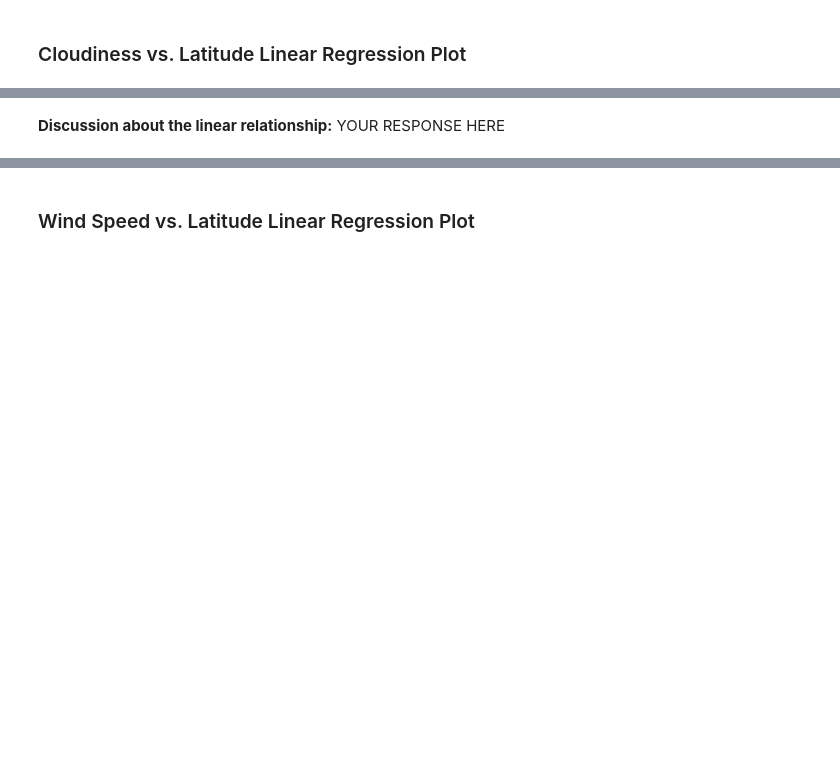
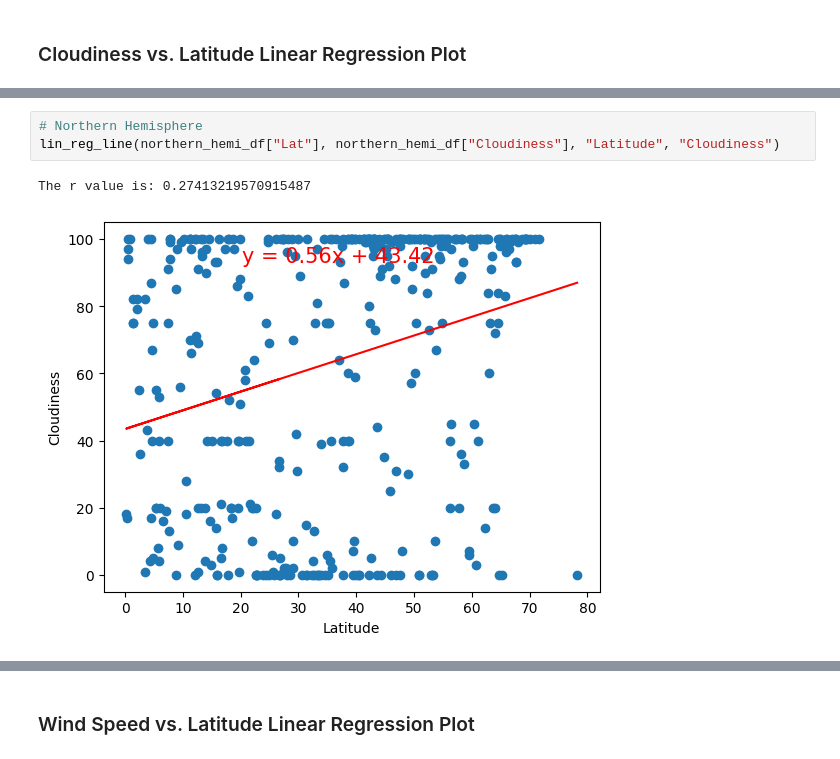
Before and after one commit to MissDysart/python-api-challenge, a Jupyter notebook: WeatherPy.ipynb, the cells around one changed output, grey strips where cells are left out. Drawn from its saved outputs; the diff is of its cells as text; blank space fills up the shorter version.

```diff
--- a/WeatherPy.ipynb
+++ b/WeatherPy.ipynb
@@ -382,2 +345,6 @@ The r-value is: 0.02056735429994368
-# %% [markdown]
-**Discussion about the linear relationship:** YOUR RESPONSE HERE
+# %%
+# Northern Hemisphere
+lin_reg_line(northern_hemi_df["Lat"], northern_hemi_df["Cloudiness"], "Latitude", "Cloudiness")
+# %% [output]
+The r value is: 0.27413219570915487
+[figure, added]
```
Also changed, not shown: parts of 20 cells of this notebook, 2 other files.
